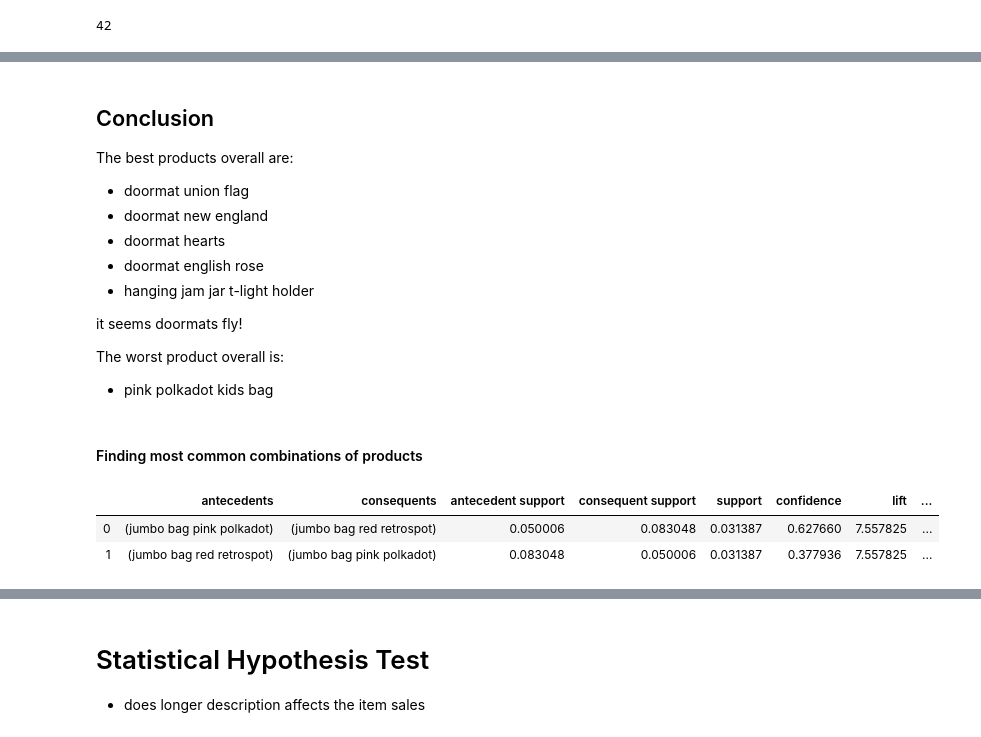
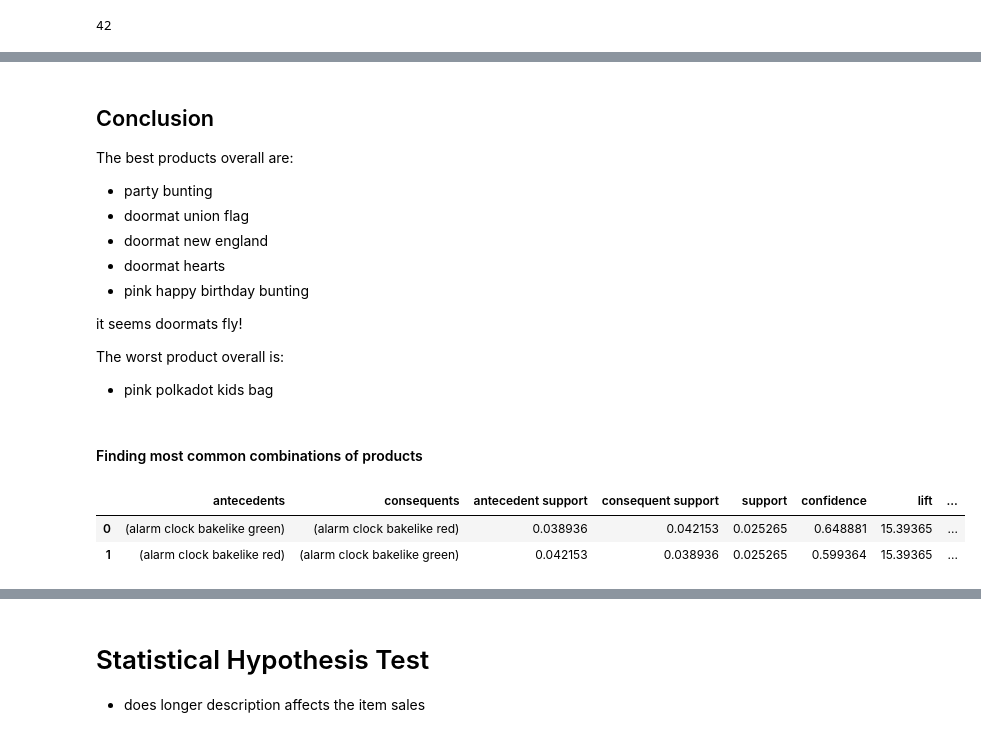
Before and after one commit to AviVolah/DA-Projects, a Jupyter notebook: Projects/15th Project/15th Project - Final Clean.ipynb, the cells around one changed output, grey strips where cells are left out. Saved outputs shown, nothing was run; the diff lists cells and outputs as text; code cells hidden in the pictures.

```diff
--- a/Projects/15th Project/15th Project - Final Clean.ipynb
+++ b/Projects/15th Project/15th Project - Final Clean.ipynb
@@ -535,8 +557,8 @@ orgnzd_ecommerce[orgnzd_ecommerce['suid'].isin([4472, 1400])].groupby(['stockcod
 i see they did buy other stuff, but since those users are not entirely "regular" i will drop them
 # %%
 # dropping those users from bith tables
-returns = returns[returns['suid'] != (4472, 1400)].reset_index(drop = True)
-purchases = purchases[purchases['suid'] != (4472, 1400)].reset_index(drop = True)
+returns = returns[~returns['suid'].isin([4472, 1400])].reset_index(drop = True)
+purchases = purchases[~purchases['suid'].isin([4472, 1400])].reset_index(drop = True)
 # %% [markdown]
 also ill drop the no_num_sc since they are irrelevant to us (except for the 'dcgssboy' and 'dcgssgirl')
 # %%
@@ -899,2 +920,7 @@ plt.show();
 # %% [markdown]
 now that its more logical, ill isolate the regular invoices from the abnormal using the graphs above
+# %%
+def upper_range(x):
+    q3 = x.quantile(0.75)
+    iqr = st.iqr(x)
+    return q3 + iqr*1.5
@@ -901,14 +931,14 @@ now that its more logical, ill isolate the regular invoices from the abnormal us
 # %%
 # defining the regular and abnormal invoices
-mask1 = pur_p_invoice['total_qty'] <= 650
-mask2 = pur_p_invoice['avg_price'] <= 10
-mask3 = pur_p_invoice['total_spent'] <= 1050
-mask4 = pur_p_invoice['sc_count'] <= 65
+mask1 = pur_p_invoice['total_qty'] <= upper_range(pur_p_invoice['total_qty'])
+mask2 = pur_p_invoice['avg_price'] <= upper_range(pur_p_invoice['avg_price'])
+mask3 = pur_p_invoice['total_spent'] <= upper_range(pur_p_invoice['total_spent'])
+mask4 = pur_p_invoice['sc_count'] <= upper_range(pur_p_invoice['sc_count'])
 reg_invoice = pur_p_invoice[mask1 & mask2 & mask3 & mask4]['invoiceno'].tolist()
-mask1 = pur_p_invoice['total_qty'] > 650
-mask2 = pur_p_invoice['avg_price'] > 10
-mask3 = pur_p_invoice['total_spent'] > 1050
-mask4 = pur_p_invoice['sc_count'] > 65
+mask1 = pur_p_invoice['total_qty'] > upper_range(pur_p_invoice['total_qty'])
+mask2 = pur_p_invoice['avg_price'] > upper_range(pur_p_invoice['avg_price'])
+mask3 = pur_p_invoice['total_spent'] > upper_range(pur_p_invoice['total_spent'])
+mask4 = pur_p_invoice['sc_count'] > upper_range(pur_p_invoice['sc_count'])
 abnorm_invoice = pur_p_invoice[mask1 | mask2 | mask3 | mask4]['invoiceno'].tolist()
 len(reg_invoice)
 len(abnorm_invoice)
@@ -1396,11 +1427,11 @@ items_to_remove.shape[0]
 # %% [markdown]
 ## Conclusion
 The best products overall are:
+* party bunting
 * doormat union flag
 * doormat new england
 * doormat hearts
-* doormat english rose
-* hanging jam jar t-light holder
+* pink happy birthday bunting
 
 it seems doormats fly!
 
@@ -1414,15 +1445,15 @@ basket = normal_purchases.groupby(['invoiceno', 'description'])['stockcode'].nun
                                                                                                 ).set_index('invoiceno')
 # %%
 # using apriori to find the frequent_itemsets
-frequent_itemsets_03 = apriori(basket, min_support = 0.03, use_colnames = True, low_memory = True)
+frequent_itemsets_025 = apriori(basket, min_support = 0.025, use_colnames = True, low_memory = True)
 # %%
 # using association_rules to find the rules
-rules = association_rules(frequent_itemsets_03, metric = 'lift', min_threshold = 1)
+rules = association_rules(frequent_itemsets_025, metric = 'lift', min_threshold = 1)
 rules.head()
 # %% [output]
 |  | antecedents | consequents | antecedent support | consequent support | support | confidence | lift | ... |
-| 0 | (jumbo bag pink polkadot) | (jumbo bag red retrospot) | 0.050006 | 0.083048 | 0.031387 | 0.627660 | 7.557825 | ... |
-| 1 | (jumbo bag red retrospot) | (jumbo bag pink polkadot) | 0.083048 | 0.050006 | 0.031387 | 0.377936 | 7.557825 | ... |
+| 0 | (alarm clock bakelike green) | (alarm clock bakelike red) | 0.038936 | 0.042153 | 0.025265 | 0.648881 | 15.39365 | ... |
+| 1 | (alarm clock bakelike red) | (alarm clock bakelike green) | 0.042153 | 0.038936 | 0.025265 | 0.599364 | 15.39365 | ... |
 # %%
 frequent_itemsets_01 = apriori(basket, min_support = 0.01, use_colnames = True, low_memory = True)
 # %%
```
Also changed, not shown: parts of 63 cells of this notebook.
